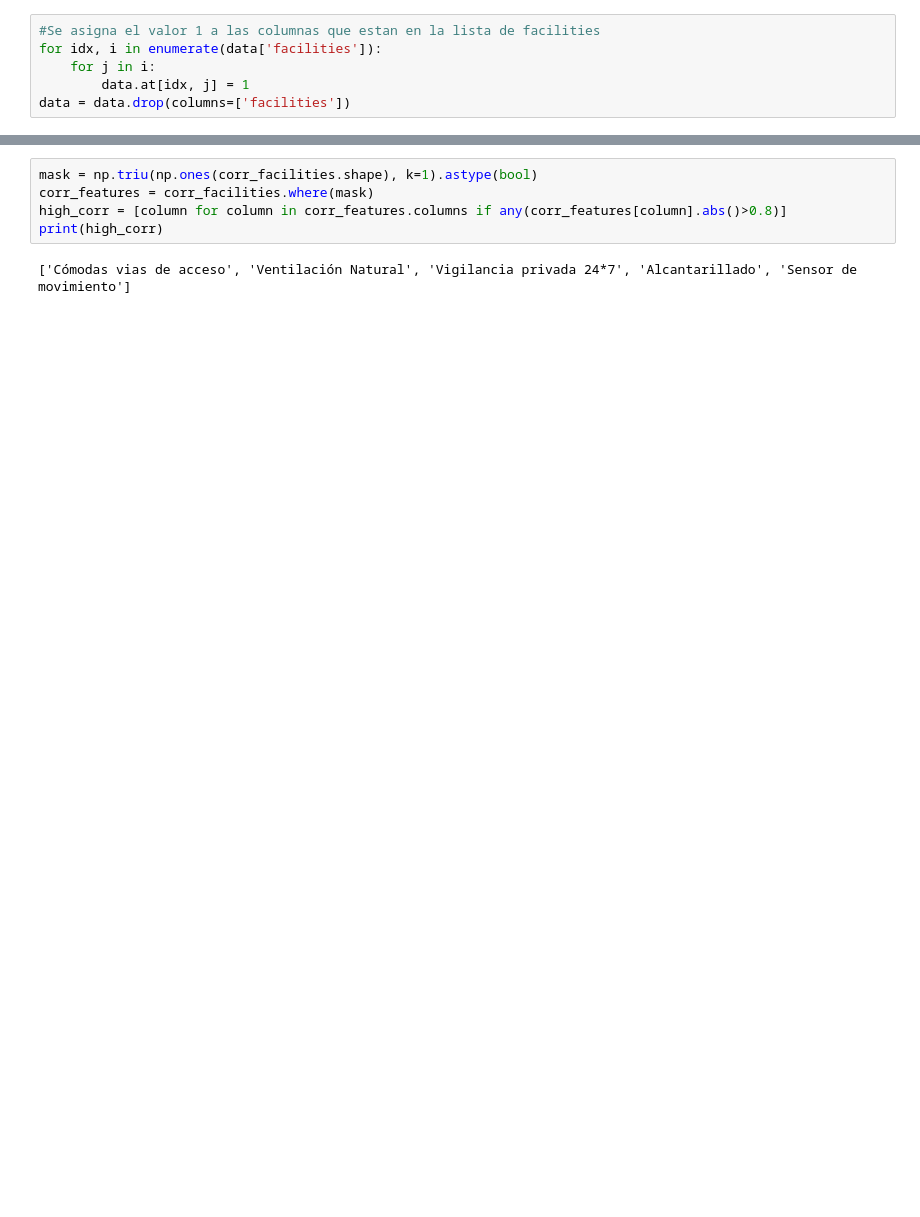
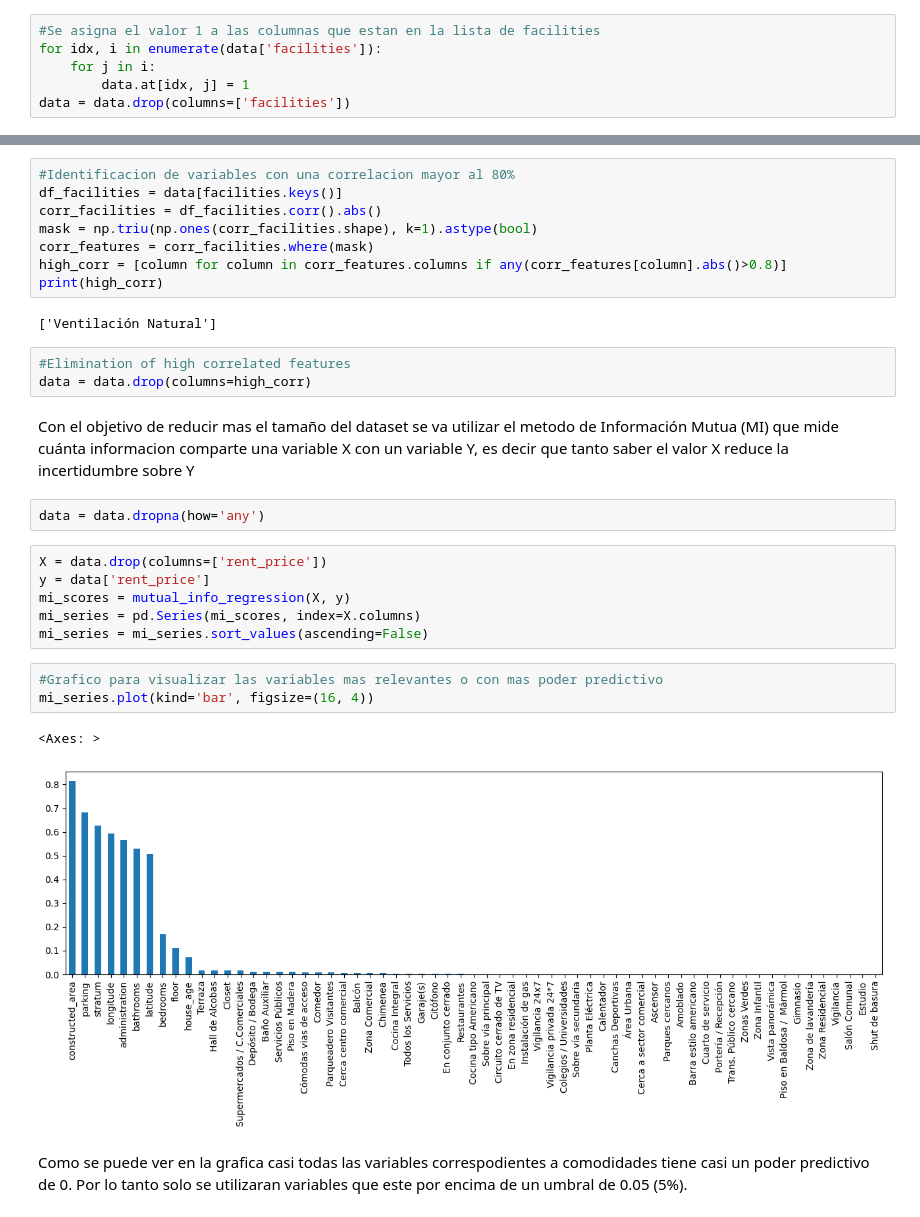
Before and after one commit to Miguel9Angel/home_price_bogota, a Jupyter notebook: apto_analisis_bogota.ipynb, the cells around one changed output, grey strips where cells are left out. Cells and saved outputs as stored; diff of their text form; blank space fills up the shorter version.

```diff
--- a/apto_analisis_bogota.ipynb
+++ b/apto_analisis_bogota.ipynb
@@ -71,7 +105,31 @@ df_facilities.shape
 # %%
+#Identificacion de variables con una correlacion mayor al 80%
+df_facilities = data[facilities.keys()]
+corr_facilities = df_facilities.corr().abs()
 mask = np.triu(np.ones(corr_facilities.shape), k=1).astype(bool)
 corr_features = corr_facilities.where(mask)
 high_corr = [column for column in corr_features.columns if any(corr_features[column].abs()>0.8)]
 print(high_corr)
 # %% [output]
-['Cómodas vias de acceso', 'Ventilación Natural', 'Vigilancia privada 24*7', 'Alcantarillado', 'Sensor de movimiento']
+['Ventilación Natural']
+# %%
+#Elimination of high correlated features
+data = data.drop(columns=high_corr)
+# %% [markdown]
+Con el objetivo de reducir mas el tamaño del dataset se va utilizar el metodo de Información Mutua (MI) que mide cuánta informacion comparte una variable X con un variable Y, es decir que tanto saber el valor X reduce la incertidumbre sobre Y
+# %%
+data = data.dropna(how='any')
+# %%
+X = data.drop(columns=['rent_price'])
+y = data['rent_price']
+mi_scores = mutual_info_regression(X, y)
+mi_series = pd.Series(mi_scores, index=X.columns)
+mi_series = mi_series.sort_values(ascending=False)
+# %%
+#Grafico para visualizar las variables mas relevantes o con mas poder predictivo
+mi_series.plot(kind='bar', figsize=(16, 4))
+# %% [output]
+<Axes: >
+[figure, added]
+# %% [markdown]
+Como se puede ver en la grafica casi todas las variables correspodientes a comodidades tiene casi un poder predictivo de 0. Por lo tanto solo se utilizaran variables que este por encima de un umbral de 0.05 (5%).
```
Also changed, not shown: parts of 38 cells of this notebook, 4 other files.
